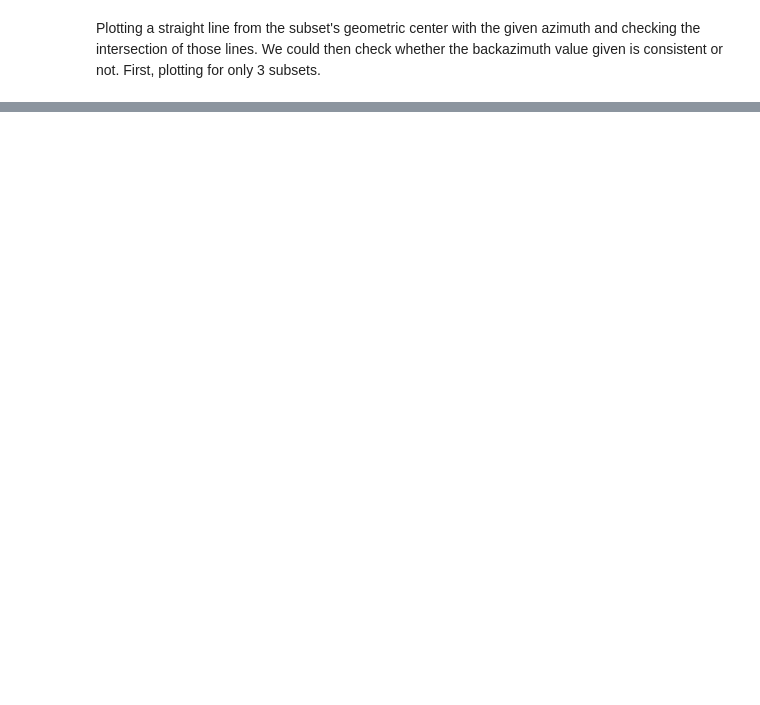
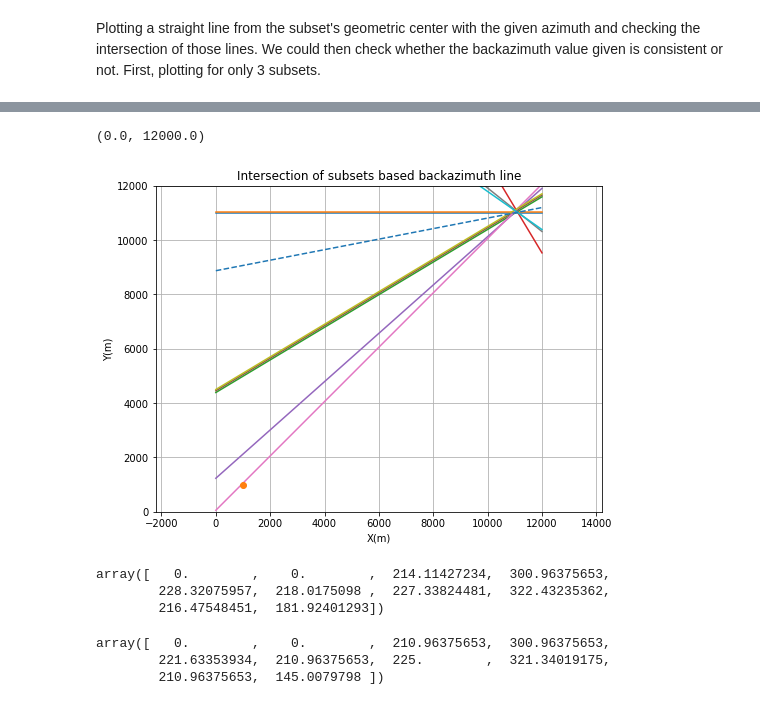
Before and after one commit to Student-Satellite-IITB/GLEE, a Jupyter notebook: Beamforming/Beamforming_FK_analysis_subset_implementation_velocity_restriction.ipynb, the cells around one changed output, grey strips where cells are left out. Drawn from its saved outputs; the diff is of its cells as text; code cells hidden in the pictures; blank space fills up the shorter version.

```diff
--- a/Beamforming/Beamforming_FK_analysis_subset_implementation_velocity_restriction.ipynb
+++ b/Beamforming/Beamforming_FK_analysis_subset_implementation_velocity_restriction.ipynb
@@ -353,0 +417,32 @@ plt.axis('equal')
+# %%
+plt.figure(figsize = (8,6))
+for i in range(10):
+    initial_point =  np.array([np.mean(rec_x_pos[3*i:3*i+3]),np.mean(rec_y_pos[3*i:3*i+3])])  # denotes the initial point for starting the line
+    slope = np.tan(baz_mode[i]*np.pi/180)
+    x_coordinates = np.array([0,12000])
+    y_coordinates = np.array([initial_point[1] + slope*(0-initial_point[0]),initial_point[1] + slope*(12000-initial_point[0])])
+    plt.plot(x_coordinates,y_coordinates)
+plt.plot(np.array([0,12000]),np.array([11000 + np.tan((np.mean(baz_mean))*np.pi/180)*(0-11000),11000 + np.tan((np.mean(baz_mean))*np.pi/180)*(12000-11000)]),'--')
+plt.plot(1000,1000,'o',label='Source')
+plt.xlabel('X(m)')
+plt.ylabel('Y(m)')
+plt.title('Intersection of subsets based backazimuth line')
+plt.grid()
+plt.axis('equal')
+plt.xlim(0,12000)
+plt.ylim(0,12000)
+# %% [output]
+(0.0, 12000.0)
+[figure, added]
+# %%
+baz_mean
+# %% [output]
+array([   0.        ,    0.        ,  214.11427234,  300.96375653,
+        228.32075957,  218.0175098 ,  227.33824481,  322.43235362,
+        216.47548451,  181.92401293])
+# %%
+baz_mode
+# %% [output]
+array([   0.        ,    0.        ,  210.96375653,  300.96375653,
+        221.63353934,  210.96375653,  225.        ,  321.34019175,
+        210.96375653,  145.0079798 ])
```
Also changed, not shown: parts of 15 cells of this notebook.
